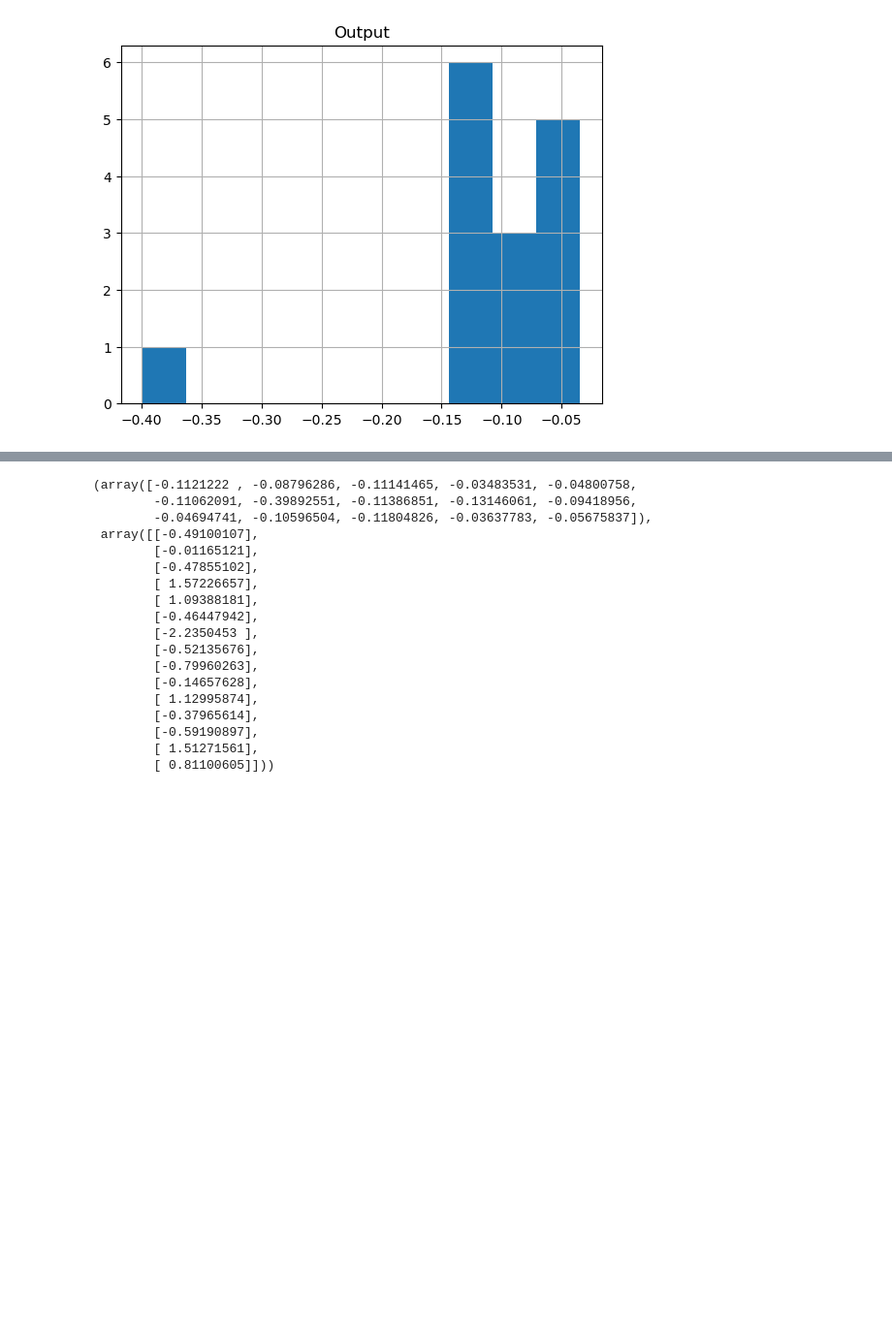
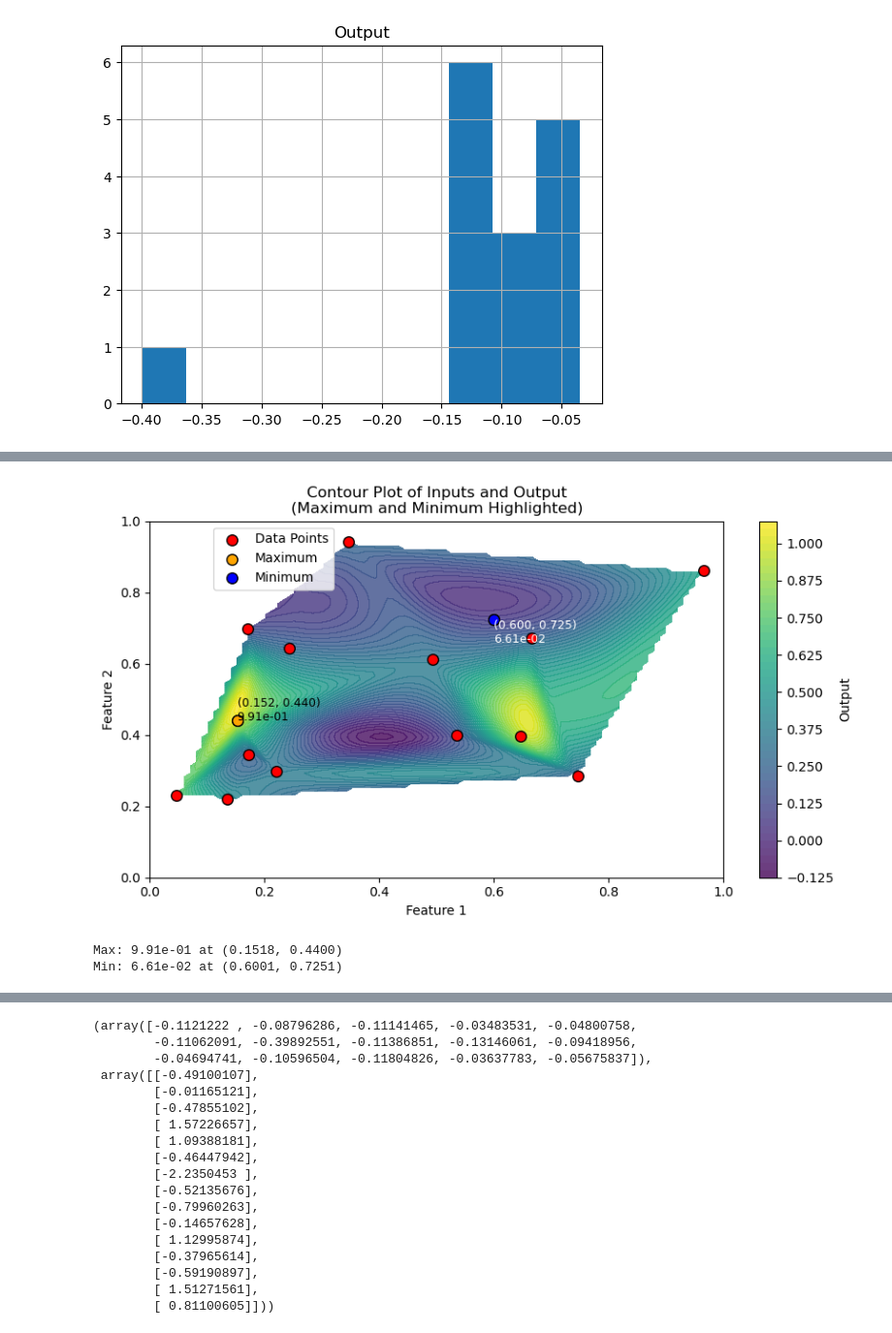
Before and after one commit to Alerdo/BlackBox-Bayesian_Optimisation, a Jupyter notebook: initial_data/0.0 notebooks/f3_optimisation.ipynb, the cells around one changed output, grey strips where cells are left out. Shown at 97% size. Saved outputs shown, nothing was run; the diff lists cells and outputs as text; code cells hidden in the pictures; blank space fills up the shorter version.

```diff
--- a/initial_data/0.0 notebooks/f3_optimisation.ipynb
+++ b/initial_data/0.0 notebooks/f3_optimisation.ipynb
@@ -203,0 +284,33 @@ Best score found on index 3
+# %%
+
+grid_x, grid_y = np.mgrid[0:1:100j, 0:1:100j]
+grid_z = griddata((x, y), z, (grid_x, grid_y), method='cubic')
+
+# Identify max/min points
+max_idx, min_idx = np.argmax(z), np.argmin(z)
+max_x, max_y, max_z = x[max_idx], y[max_idx], z[max_idx]
+min_x, min_y, min_z = x[min_idx], y[min_idx], z[min_idx]
+
+# Plot
+plt.figure(figsize=(10, 5))
+plt.contourf(grid_x, grid_y, grid_z, levels=50, cmap='viridis', alpha=0.8)
+plt.colorbar(label="Output")
+plt.scatter(x, y, color='red', edgecolor='black', s=70, label="Data Points")
+plt.scatter([max_x], [max_y], color='orange', edgecolor='black', s=70, label="Maximum")
+plt.text(max_x, max_y, f"({max_x:.3f}, {max_y:.3f})\n{max_z:.2e}", fontsize=9, color='black')
+plt.scatter([min_x], [min_y], color='blue', edgecolor='black', s=70, label="Minimum")
+plt.text(min_x, min_y, f"({min_x:.3f}, {min_y:.3f})\n{min_z:.2e}", fontsize=9, color='white',
+         ha='left', va='top')
+plt.xlabel("Feature 1"), plt.ylabel("Feature 2")
+plt.title("Contour Plot of Inputs and Output\n(Maximum and Minimum Highlighted)")
+plt.legend()
+plt.legend(loc="upper left", bbox_to_anchor=(0.1, 1.0))
+
+plt.show()
+
+print(f"Max: {max_z:.2e} at ({max_x:.4f}, {max_y:.4f})")
+print(f"Min: {min_z:.2e} at ({min_x:.4f}, {min_y:.4f})")
+# %% [output]
+[figure, added]
+Max: 9.91e-01 at (0.1518, 0.4400)
+Min: 6.61e-02 at (0.6001, 0.7251)
```
Also changed, not shown: parts of 68 cells of this notebook, 5 other files.
